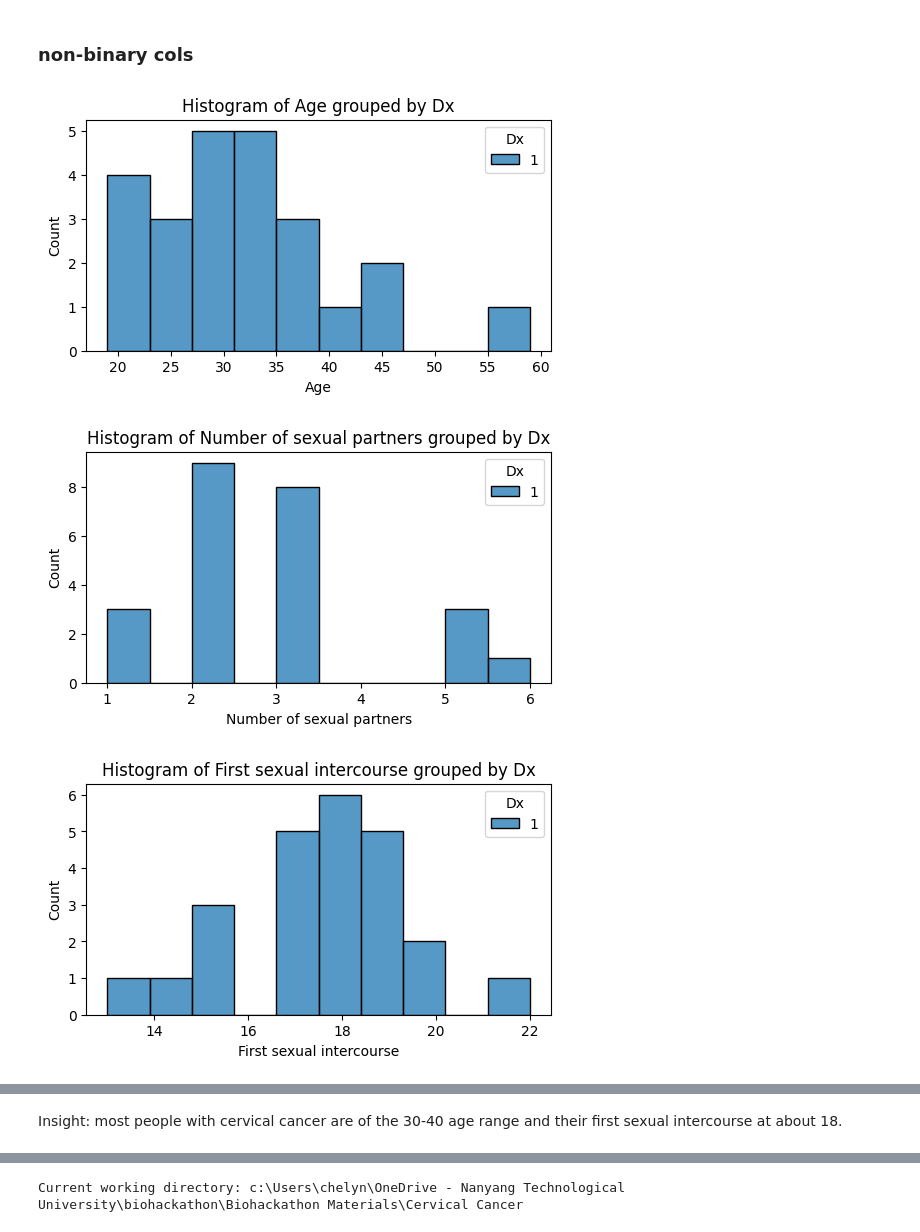
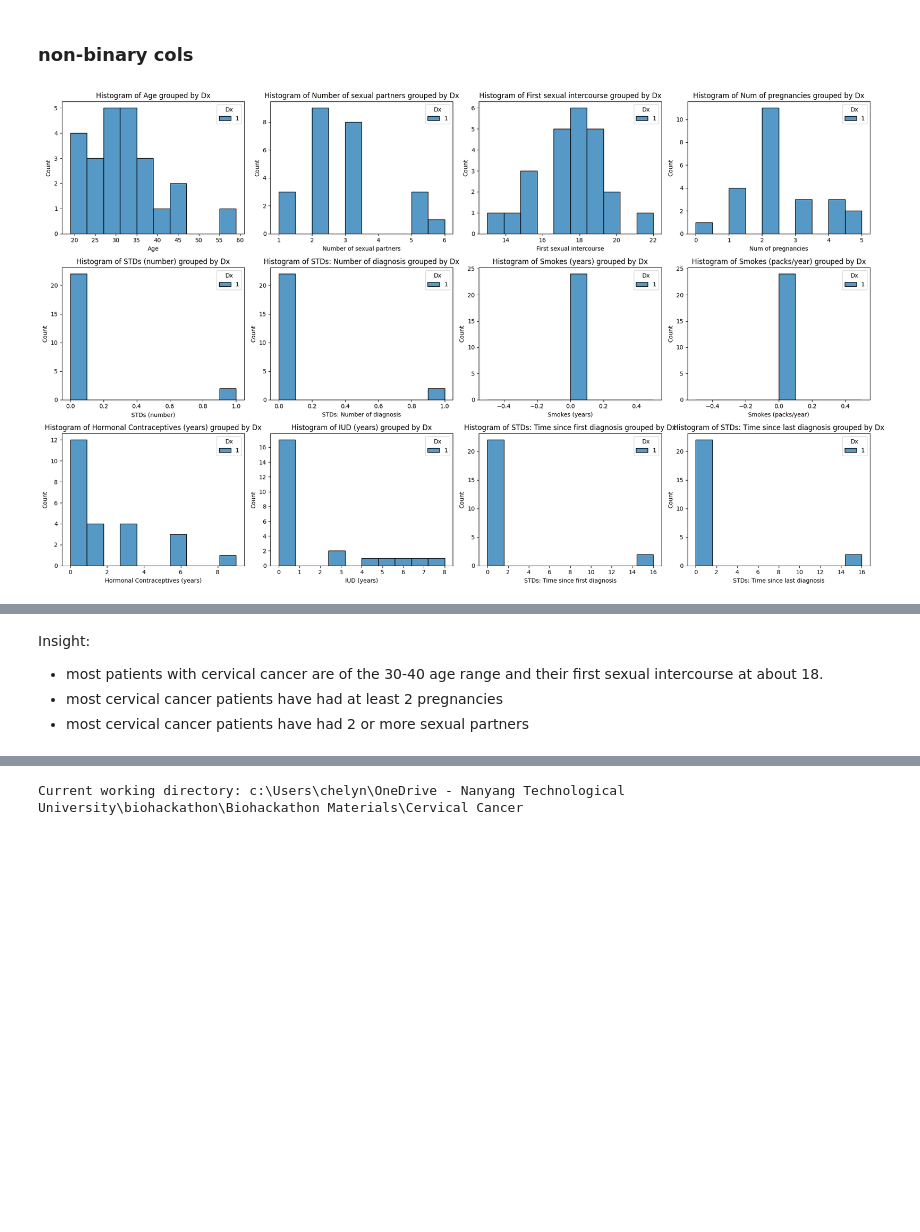
Before and after one commit to chelyn2008/Cervical-Cancer-bioh8ckers, a Jupyter notebook: data_prep_visualisation.ipynb, the cells around one changed output, grey strips where cells are left out. Saved outputs shown, nothing was run; the diff lists cells and outputs as text; code cells hidden in the pictures; blank space fills up the shorter version.

Commit message:
rearranged graphs and added actual prediction for model

```diff
--- a/data_prep_visualisation.ipynb
+++ b/data_prep_visualisation.ipynb
@@ -221,16 +239,34 @@ pwc_data = cc_data[cc_data["Dx"] == 1]
 # %% [markdown]
 ### non-binary cols
 # %%
-# plotting histogram to determine data distribution (num_cols and duration_cols)
+# plotting histograms side by side
 target = "Dx"
 cols_to_plot = num_cols + duration_cols
 
-for col in cols_to_plot:
-    plt.figure(figsize=(6, 3))
-    sns.histplot(data=pwc_data, x=col, hue=target, bins=10, kde=False, multiple="dodge")
-    plt.title(f"Histogram of {col} grouped by {target}")
-    plt.show()
+# set up grid
+n_cols = 4   # how many plots per row
+n_rows = -(-len(cols_to_plot) // n_cols)  # ceiling division
+
+fig, axes = plt.subplots(n_rows, n_cols, figsize=(5*n_cols, 4*n_rows))
+axes = axes.flatten()  # flatten to 1D for easy indexing
+
+for i, col in enumerate(cols_to_plot):
+    sns.histplot(
+        data=pwc_data,
+        x=col,
+        hue=target,
+        bins=10,
+        kde=False,
+        multiple="dodge",
+        ax=axes[i]
+    )
+    axes[i].set_title(f"Histogram of {col} grouped by {target}")
+
+# remove any unused axes (if cols don’t fill grid)
+for j in range(i+1, len(axes)):
+    fig.delaxes(axes[j])
+
+plt.tight_layout()
+plt.show()
 # %% [output]
-[figure, old version]
+[figure, new version]
-[figure, removed]
-[figure, removed]
@@ -246,4 +273,7 @@ for col in cols_to_plot:
 # %% [markdown]
-Insight: most people with cervical cancer are of the 30-40 age range and their first sexual intercourse at about 18.
+Insight:
+- most patients with cervical cancer are of the 30-40 age range and their first sexual intercourse at about 18.
+- most cervical cancer patients have had at least 2 pregnancies
+- most cervical cancer patients have had 2 or more sexual partners
 # %% [markdown]
 ### binary cols
```
Also changed, not shown: parts of 8 cells of this notebook, 1 other file.
